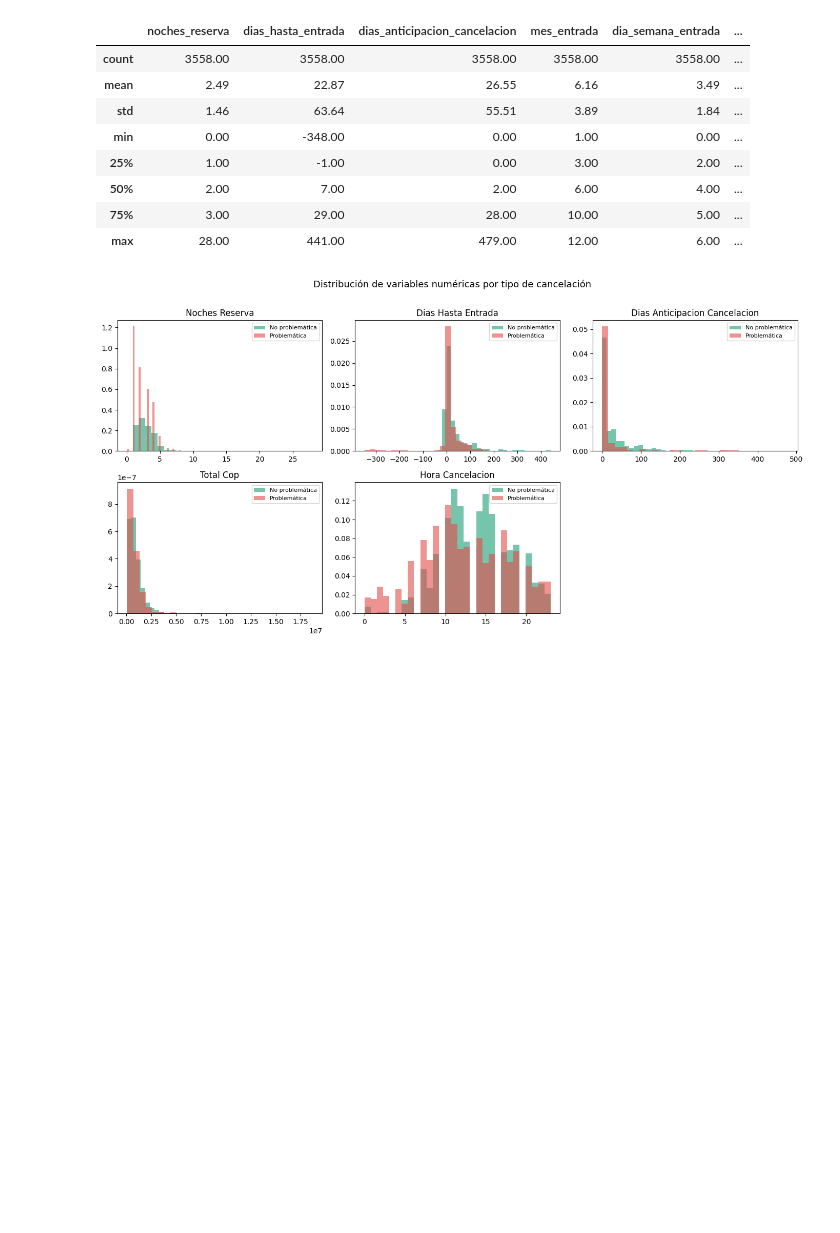
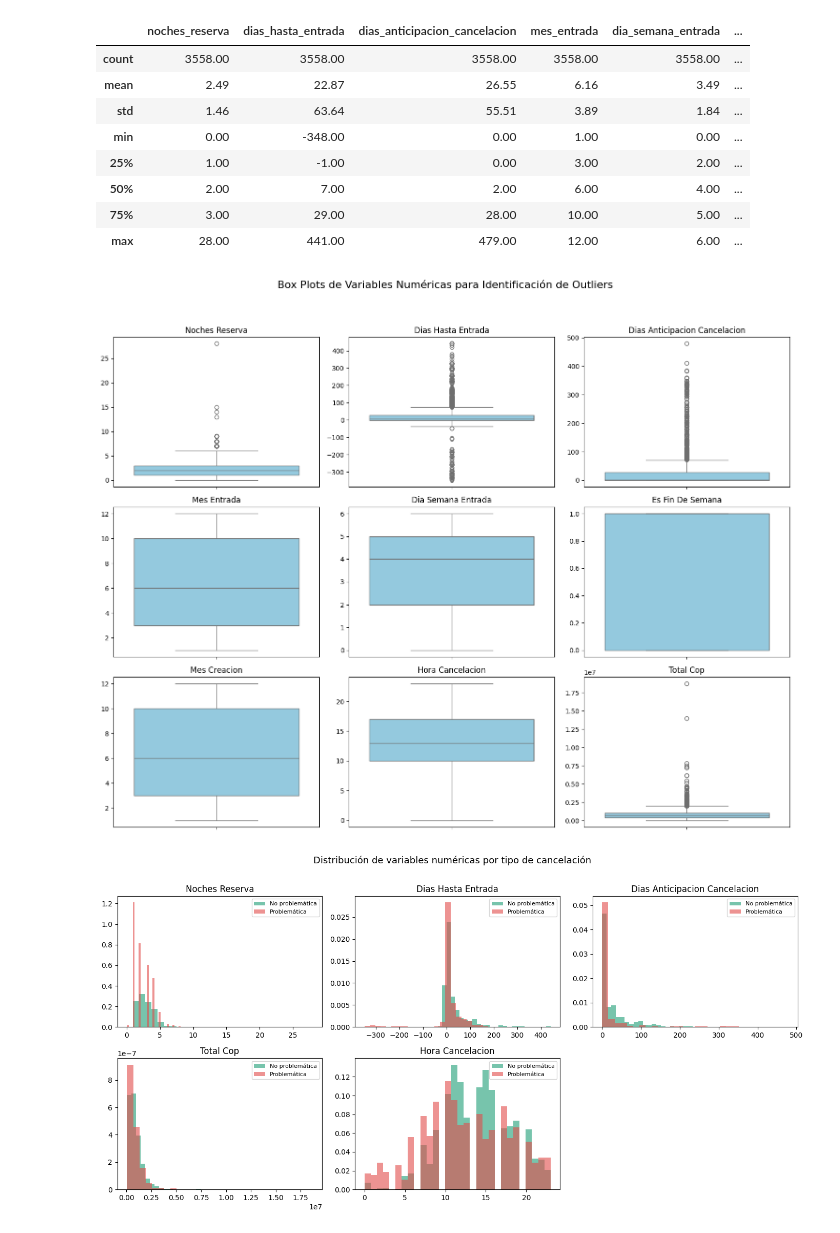
Before and after one commit to JESUSJEREZ/Trabajo-de-Grado_Hotel_Portoalegre, a Jupyter notebook: EDA_RESERVAS_CANCELADAS (1).ipynb, the cells around one changed output. Drawn from its saved outputs; the diff is of its cells as text; code cells hidden in the pictures; blank space fills up the shorter version.

```diff
--- a/EDA_RESERVAS_CANCELADAS (1).ipynb
+++ b/EDA_RESERVAS_CANCELADAS (1).ipynb
@@ -302,6 +298,102 @@ Variables nuevas creadas:
 | 50% | 2.00 | 7.00 | 2.00 | 6.00 | 4.00 | ... |
 | 75% | 3.00 | 29.00 | 28.00 | 10.00 | 5.00 | ... |
 | max | 28.00 | 441.00 | 479.00 | 12.00 | 6.00 | ... |
+# %%
+import matplotlib.pyplot as plt
+import seaborn as sns
+import pandas as pd
+from sklearn.preprocessing import LabelEncoder
+from sklearn.impute import SimpleImputer
+
+# Ensure df is a copy to avoid SettingWithCopyWarning in subsequent operations if df was a slice
+df = df.copy()
+
+# --- Feature Engineering Steps (taken from previous cells) ---
+
+# Parsear Fechas (from cell BXye9j1i3WaE)
+date_cols = ['Fecha cancelación', 'Entrada', 'Salida', 'Fecha creación']
+for col in date_cols:
+    df[col] = pd.to_datetime(df[col], dayfirst=True, errors='coerce')
+
+# Crear nuevas variables derivadas de la base de datos inicial (from cell MLRWu3Yb6RB3)
+df['noches_reserva'] = (df['Salida'] - df['Entrada']).dt.days
+df['dias_hasta_entrada'] = (df['Entrada'] - df['Fecha cancelación']).dt.days
+df['dias_anticipacion_cancelacion'] = (df['Fecha cancelación'] - df['Fecha creación']).dt.days
+df['mes_entrada'] = df['Entrada'].dt.month
+df['dia_semana_entrada'] = df['Entrada'].dt.dayofweek      # 0=Lun, 6=Dom
+df['es_fin_de_semana'] = df['dia_semana_entrada'].isin([4, 5, 6]).astype(int)
+df['mes_creacion'] = df['Fecha creación'].dt.month
+df['hora_cancelacion'] = df['Fecha cancelación'].dt.hour
+
+# Limpiar y convertir total de reserva (from cell JQRpdzR16alV)
+df['total_cop'] = (
+    df['Total de la reserva']
+    .astype(str) # Ensure it's string before operations
+    .str.replace('COP ', '', regex=False)
+    .str.replace(',', '', regex=False)
+    .str.replace('.', '', regex=False)
+    .astype(float) / 100
+)
+
+# Variable objetivo binaria (from cell x-u6rr8I6ayr)
+MOTIVOS_PROB = ['No show', 'Pago rechazado', 'Cliente sin comunicación']
+df['target'] = df['Motivo'].isin(MOTIVOS_PROB).astype(int)
+
+# --- End Feature Engineering Steps ---
+
+
+# Re-define necessary variables and re-create X_imp if previous cells were not run
+# or their state was lost. This ensures the plotting code is self-contained.
+FEATURES_NUM = [
+    'noches_reserva', 'dias_hasta_entrada', 'dias_anticipacion_cancelacion',
+    'mes_entrada', 'dia_semana_entrada', 'es_fin_de_semana',
+    'mes_creacion', 'hora_cancelacion', 'total_cop'
+]
+FEATURES_CAT = ['Canal', 'Cancelada por', 'Creada por', 'Tipo doc', 'Habitación']
+TARGET = 'target'
+
+# 1. Select features for df_model (from cell Yu5fg9Qd7Dop)
+# Now df contains all required columns
+df_model = df[FEATURES_NUM + FEATURES_CAT + [TARGET]].copy()
+
+# 2. Imputación categórica: rellenar con 'Desconocido' (from cell KhQsmGw97LhC)
+for col in ['Canal', 'Tipo doc', 'Habitación']:
+    # Using .loc to avoid SettingWithCopyWarning with inplace=True
+    df_model.loc[:, col] = df_model[col].fillna('Desconocido')
+
+# 3. Codificación de variables categóricas (Label Encoding) (from cell qLY56xZ-7Yik)
+encoders = {}
+for col in FEATURES_CAT:
+    le = LabelEncoder()
+    df_model.loc[:, col] = le.fit_transform(df_model[col].astype(str))
+    encoders[col] = le
+
+# 4. Imputación numérica con mediana (via SimpleImputer) (from cell npQ_W5Jp7mAl)
+X = df_model.drop(TARGET, axis=1).astype(float)
+imputer = SimpleImputer(strategy='median')
+X_imp = pd.DataFrame(imputer.fit_transform(X), columns=X.columns)
+
+# Now, proceed with the box plot generation
+# Create a figure and a set of subplots
+fig, axes = plt.subplots(nrows=3, ncols=3, figsize=(15, 12))
+axes = axes.flatten() # Flatten the 2D array of axes for easy iteration
+
+# Loop through each numerical feature and create a box plot
+for i, col in enumerate(FEATURES_NUM):
+    sns.boxplot(y=X_imp[col], ax=axes[i], color='skyblue')
+    axes[i].set_title(col.replace('_', ' ').title()) # Set title for each subplot
+    axes[i].set_ylabel('') # Remove y-label as it's indicated by the title
+
+# Hide any unused subplots
+if len(FEATURES_NUM) < len(axes):
+    for j in range(len(FEATURES_NUM), len(axes)):
+        fig.delaxes(axes[j])
+
+plt.suptitle('Box Plots de Variables Numéricas para Identificación de Outliers', fontsize=16, y=1.02)
+plt.tight_layout(rect=[0, 0.03, 1, 0.98]) # Adjust layout to prevent titles from overlapping
+plt.show()
+# %% [output]
+[figure, added]
 # %%
 #  Distribuciones de variables numéricas derivadas ──────────────────────
 num_feats = ['noches_reserva', 'dias_hasta_entrada',
```
Also changed, not shown: parts of 2 cells of this notebook.
